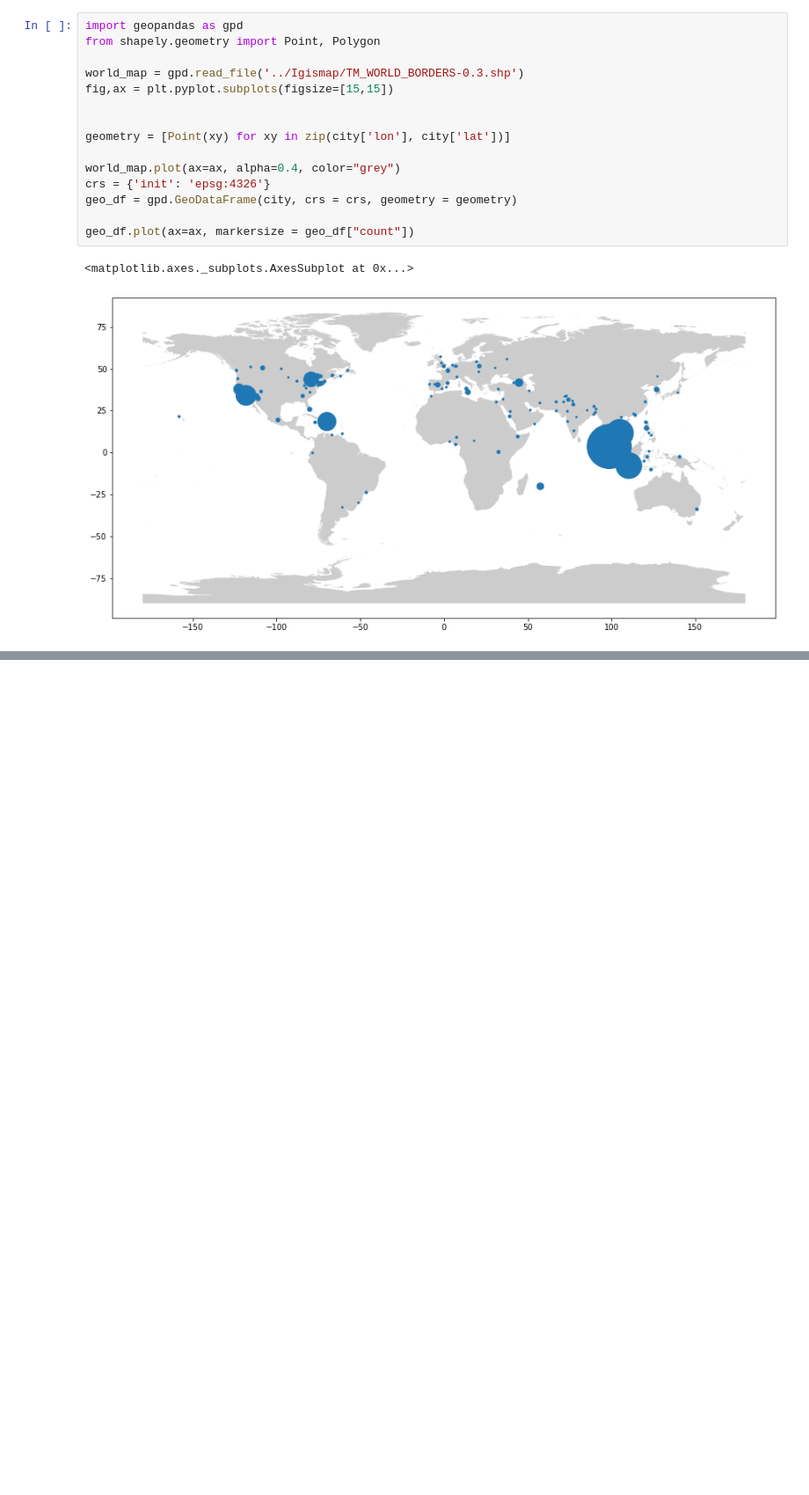
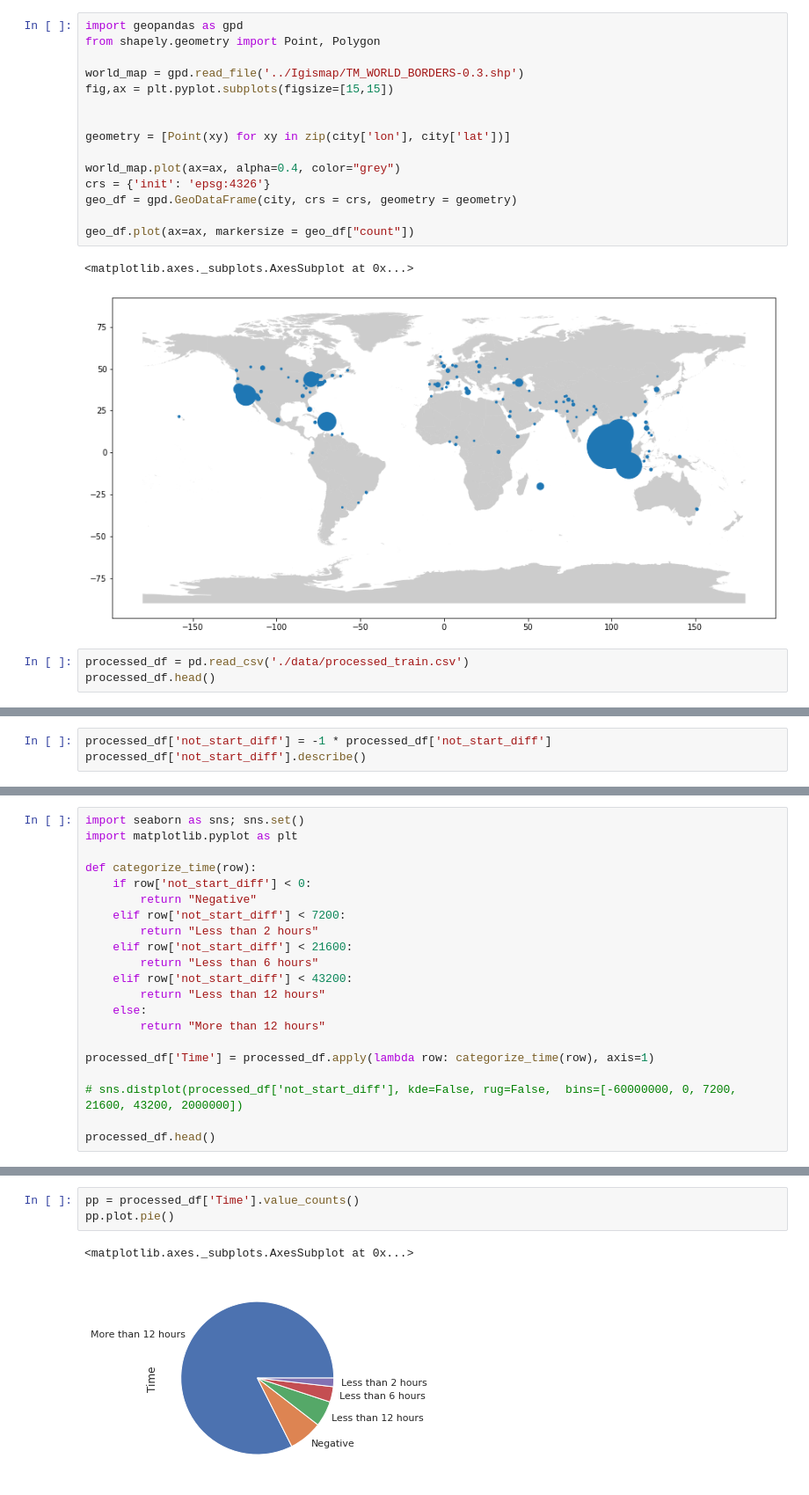
Before and after one commit to pruthviperumalla/Event-Recommender-System, a Jupyter notebook: explore_data.ipynb, the cells around one changed output, grey strips where cells are left out. Shown: that part at 88% size. Saved outputs shown, nothing was run; the diff lists cells and outputs as text; blank space fills up the shorter version.

Commit message:
Time difference plots

```diff
--- a/explore_data.ipynb
+++ b/explore_data.ipynb
@@ -666,3 +666,6 @@ geo_df.plot(ax=ax, markersize = geo_df["count"])
 # %% [output]
 <matplotlib.axes._subplots.AxesSubplot at 0x...>
 [figure]
+# %%
+processed_df = pd.read_csv('./data/processed_train.csv')
+processed_df.head()
@@ -668,0 +680,3 @@ geo_df.plot(ax=ax, markersize = geo_df["count"])
+# %%
+processed_df['not_start_diff'] = -1 * processed_df['not_start_diff']
+processed_df['not_start_diff'].describe()
@@ -668,0 +693,21 @@ geo_df.plot(ax=ax, markersize = geo_df["count"])
+# %%
+import seaborn as sns; sns.set()
+import matplotlib.pyplot as plt
+
+def categorize_time(row):
+    if row['not_start_diff'] < 0:
+        return "Negative"
+    elif row['not_start_diff'] < 7200:
+        return "Less than 2 hours"
+    elif row['not_start_diff'] < 21600:
+        return "Less than 6 hours"
+    elif row['not_start_diff'] < 43200:
+        return "Less than 12 hours"
+    else:
+        return "More than 12 hours"
+
+processed_df['Time'] = processed_df.apply(lambda row: categorize_time(row), axis=1)
+
+# sns.distplot(processed_df['not_start_diff'], kde=False, rug=False,  bins=[-60000000, 0, 7200, 21600, 43200, 2000000])
+
+processed_df.head()
@@ -668,0 +722,6 @@ geo_df.plot(ax=ax, markersize = geo_df["count"])
+# %%
+pp = processed_df['Time'].value_counts()
+pp.plot.pie()
+# %% [output]
+<matplotlib.axes._subplots.AxesSubplot at 0x...>
+[figure, added]
```
Also changed, not shown: parts of 3 cells of this notebook.
